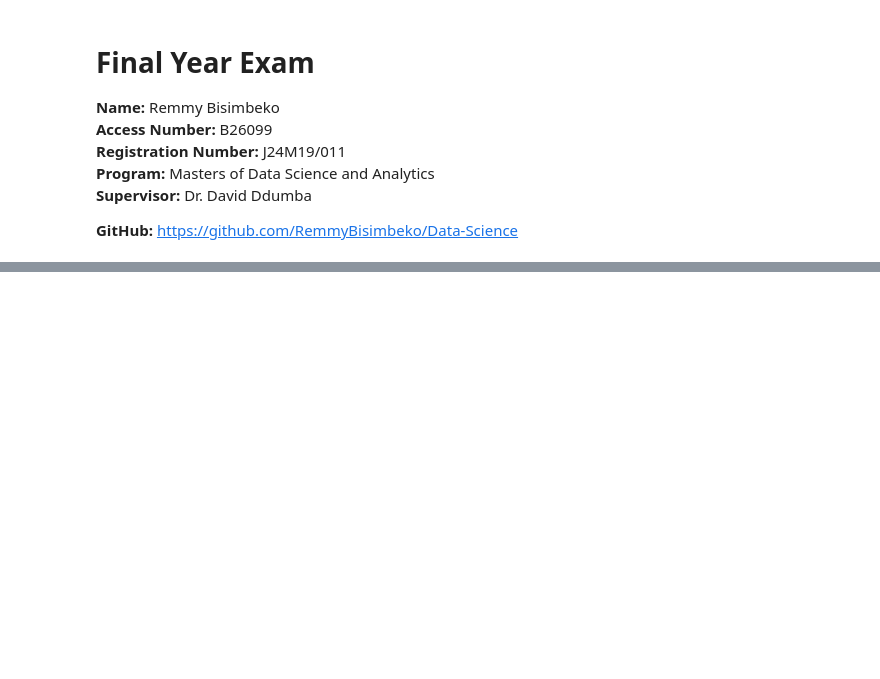
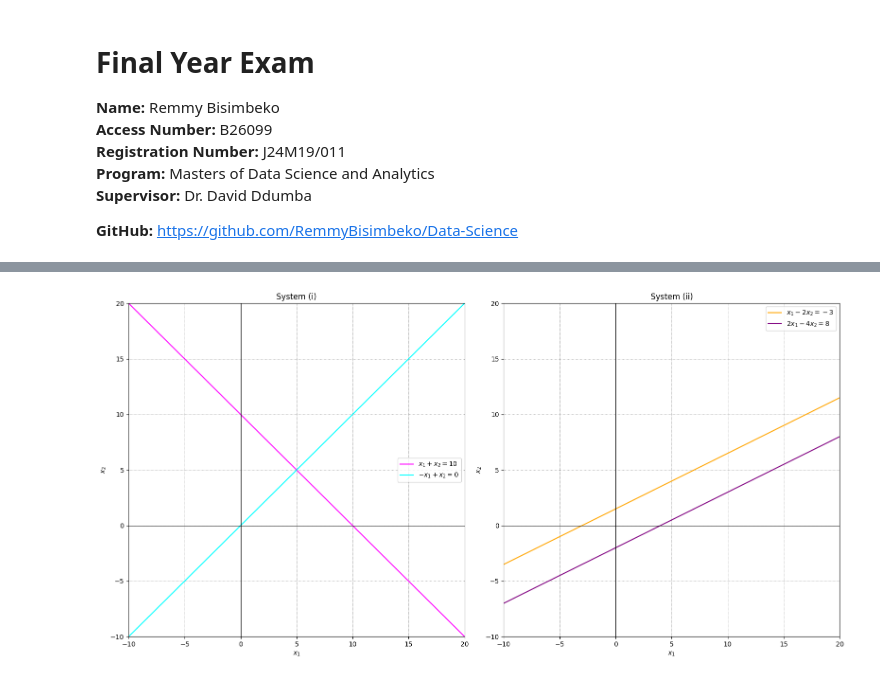
Before and after one commit to RemmyBisimbeko/Data-Science, a Jupyter notebook: SEM 2/Math for Data Science/Remmy Bisimbeko Math For Data science Final Exam.ipynb, the cells around one changed output, grey strips where cells are left out. Drawn from its saved outputs; the diff is of its cells as text; code cells hidden in the pictures; blank space fills up the shorter version.

```diff
--- a/SEM 2/Math for Data Science/Remmy Bisimbeko Math For Data science Final Exam.ipynb
+++ b/SEM 2/Math for Data Science/Remmy Bisimbeko Math For Data science Final Exam.ipynb
@@ -170,0 +363,61 @@ Use Python code to visualize the data.
+# %%
+import numpy as np
+import matplotlib.pyplot as plt
+
+# let us define the equations for the systems
+
+# System (i) equations
+def line1_system1(x):
+    return 10 - x
+
+def line2_system1(x):
+    return x
+
+# System (ii) equations
+def line1_system2(x):
+    return (x + 3) / 2
+
+def line2_system2(x):
+    return (x - 4) / 2
+
+# Generate x values ranging from -10 to 20 for a broader view
+x_values = np.linspace(-10, 20, 400)
+
+# Create a figure with a size of 16x8 inches
+plt.figure(figsize=(16, 8))
+
+# Subplot 1: System (i)
+plt.subplot(1, 2, 1)  # Create the first subplot in a 1x2 grid
+plt.plot(x_values, line1_system1(x_values), label=r'$x_1 + x_2 = 10$', color='magenta')  # Plot line1 for System (i)
+plt.plot(x_values, line2_system1(x_values), label=r'$-x_1 + x_2 = 0$', color='cyan')     # Plot line2 for System (i)
+plt.xlabel(r'$x_1$')   # Label x-axis
+plt.ylabel(r'$x_2$')   # Label y-axis
+plt.title('System (i)')  # Title of the subplot
+plt.axhline(0, color='black', linewidth=0.7)  # Add horizontal axis line
+plt.axvline(0, color='black', linewidth=0.7)  # Add vertical axis line
+plt.grid(color='gray', linestyle=':', linewidth=0.7)  # Add grid with gray, dotted lines
+plt.legend()  # Show legend
+plt.ylim(-10, 20)  # Set y-axis limits
+plt.xlim(-10, 20)  # Set x-axis limits
+
+# Subplot 2: System (ii)
+plt.subplot(1, 2, 2)  # Create the second subplot in a 1x2 grid
+plt.plot(x_values, line1_system2(x_values), label=r'$x_1 - 2x_2 = -3$', color='orange')  # Plot line1 for System (ii)
+plt.plot(x_values, line2_system2(x_values), label=r'$2x_1 - 4x_2 = 8$', color='purple')  # Plot line2 for System (ii)
+plt.xlabel(r'$x_1$')   # Label x-axis
+plt.ylabel(r'$x_2$')   # Label y-axis
+plt.title('System (ii)')  # Title of the subplot
+plt.axhline(0, color='black', linewidth=0.7)  # Add horizontal axis line
+plt.axvline(0, color='black', linewidth=0.7)  # Add vertical axis line
+plt.grid(color='gray', linestyle=':', linewidth=0.7)  # Add grid with gray, dotted lines
+plt.legend()  # Show legend
+plt.ylim(-10, 20)  # Set y-axis limits
+plt.xlim(-10, 20)  # Set x-axis limits
+
+# Adjust layout to prevent overlap
+plt.tight_layout()
+
+# Display the plot
+plt.show()
+# %% [output]
+[figure, added]
```
Also changed, not shown: parts of 44 cells of this notebook, 4 other files.
